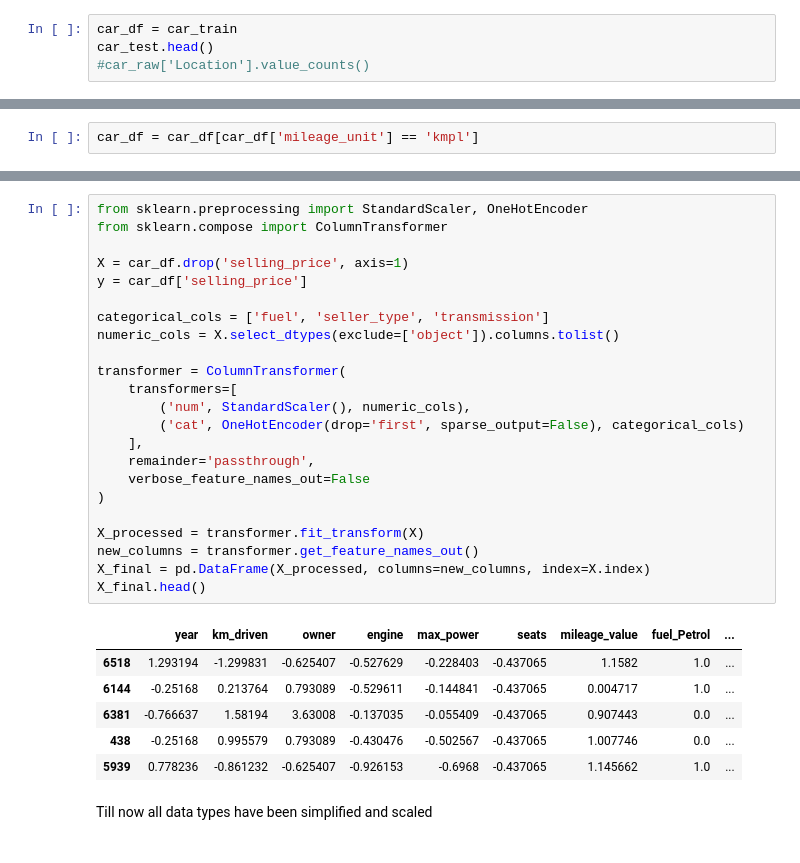
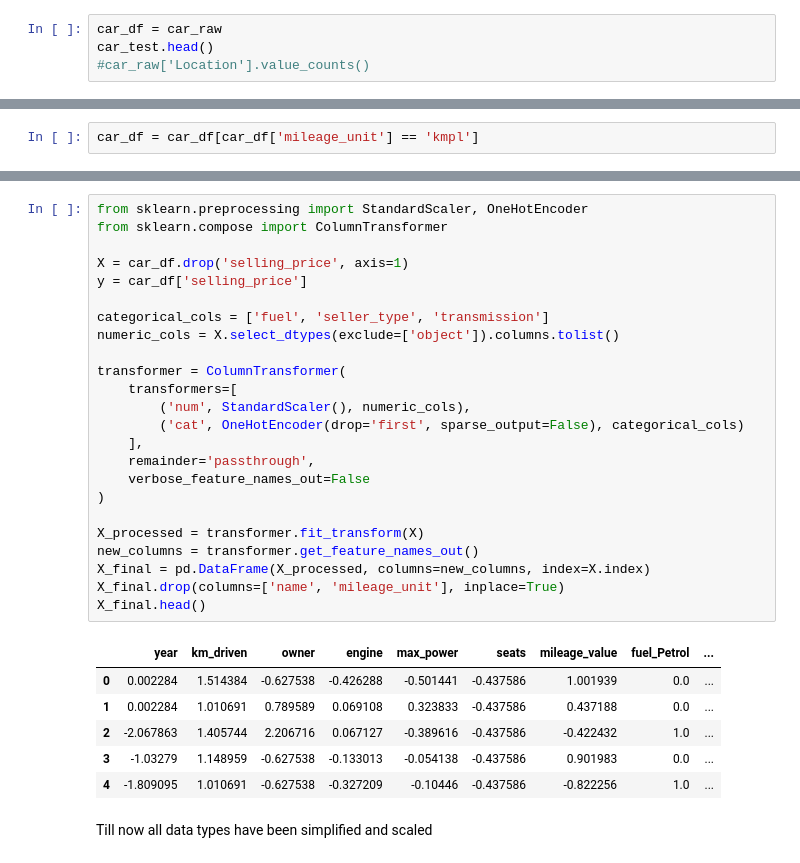
Before and after one commit to vahenoorsingh/Car-Prediction-Model, a Jupyter notebook: ML_car3.ipynb, the cells around one changed output, grey strips where cells are left out. Drawn from its saved outputs; the diff is of its cells as text.

```diff
--- a/ML_car3.ipynb
+++ b/ML_car3.ipynb
@@ -65,7 +65,7 @@ from sklearn.model_selection import train_test_split
 car_train, car_test = train_test_split(car_raw, test_size=0.2,
                                     random_state=42)
 # %%
-car_df = car_train
+car_df = car_raw
 car_test.head()
 #car_raw['Location'].value_counts()
 # %% [output]
@@ -288,32 +288,33 @@ car_df.head()
 # %%
 from sklearn.preprocessing import StandardScaler, OneHotEncoder
 from sklearn.compose import ColumnTransformer
 
 X = car_df.drop('selling_price', axis=1)
 y = car_df['selling_price']
 
 categorical_cols = ['fuel', 'seller_type', 'transmission']
 numeric_cols = X.select_dtypes(exclude=['object']).columns.tolist()
 
 transformer = ColumnTransformer(
     transformers=[
         ('num', StandardScaler(), numeric_cols),
         ('cat', OneHotEncoder(drop='first', sparse_output=False), categorical_cols)
     ],
     remainder='passthrough',
     verbose_feature_names_out=False
 )
 
 X_processed = transformer.fit_transform(X)
 new_columns = transformer.get_feature_names_out()
 X_final = pd.DataFrame(X_processed, columns=new_columns, index=X.index)
+X_final.drop(columns=['name', 'mileage_unit'], inplace=True)
 X_final.head()
 # %% [output]
 |  | year | km_driven | owner | engine | max_power | seats | mileage_value | fuel_Petrol | ... |
-| 6518 | 1.293194 | -1.299831 | -0.625407 | -0.527629 | -0.228403 | -0.437065 | 1.1582 | 1.0 | ... |
-| 6144 | -0.25168 | 0.213764 | 0.793089 | -0.529611 | -0.144841 | -0.437065 | 0.004717 | 1.0 | ... |
-| 6381 | -0.766637 | 1.58194 | 3.63008 | -0.137035 | -0.055409 | -0.437065 | 0.907443 | 0.0 | ... |
-| 438 | -0.25168 | 0.995579 | 0.793089 | -0.430476 | -0.502567 | -0.437065 | 1.007746 | 0.0 | ... |
-| 5939 | 0.778236 | -0.861232 | -0.625407 | -0.926153 | -0.6968 | -0.437065 | 1.145662 | 1.0 | ... |
+| 0 | 0.002284 | 1.514384 | -0.627538 | -0.426288 | -0.501441 | -0.437586 | 1.001939 | 0.0 | ... |
+| 1 | 0.002284 | 1.010691 | 0.789589 | 0.069108 | 0.323833 | -0.437586 | 0.437188 | 0.0 | ... |
+| 2 | -2.067863 | 1.405744 | 2.206716 | 0.067127 | -0.389616 | -0.437586 | -0.422432 | 1.0 | ... |
+| 3 | -1.03279 | 1.148959 | -0.627538 | -0.133013 | -0.054138 | -0.437586 | 0.901983 | 0.0 | ... |
+| 4 | -1.809095 | 1.010691 | -0.627538 | -0.327209 | -0.10446 | -0.437586 | -0.822256 | 1.0 | ... |
 # %% [markdown]
 Till now all data types have been simplified and scaled
```
Also changed, not shown: parts of 19 cells of this notebook.
